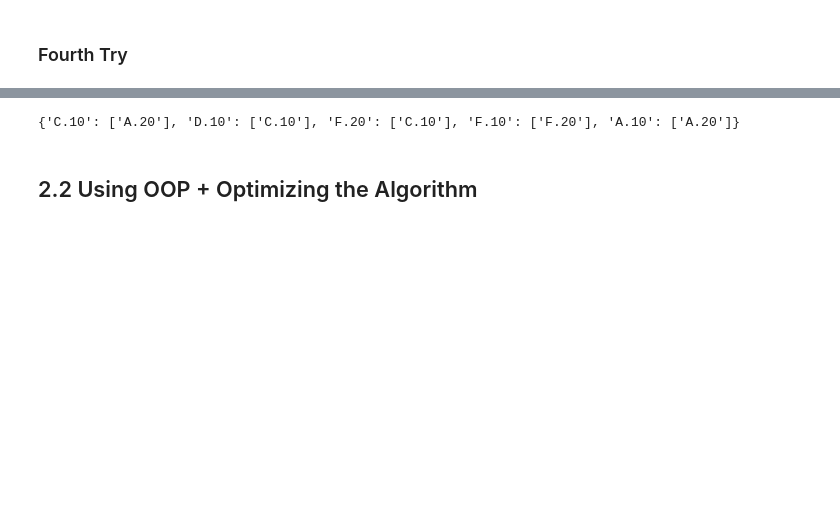
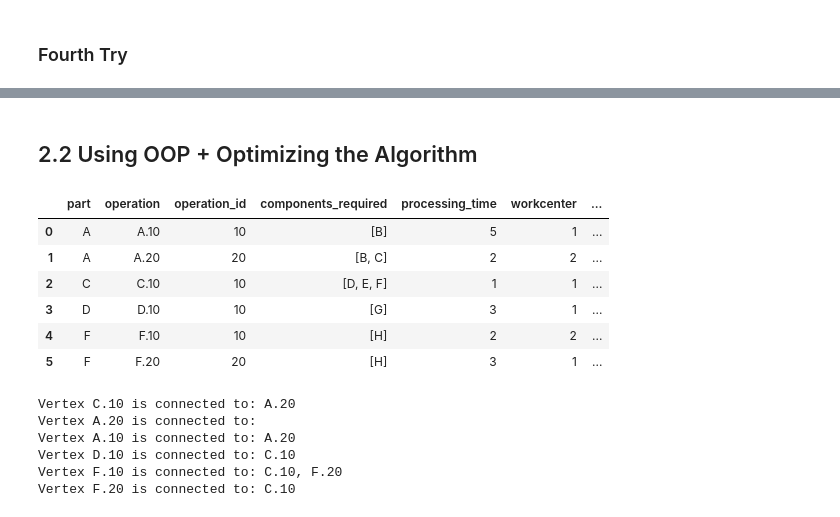
Before and after one commit to nathanansel28/40.014-ESA, a Jupyter notebook: 02_TestingHeuristics/agrawal_heuristic.ipynb, the cells around one changed output, grey strips where cells are left out. Cells and saved outputs as stored; diff of their text form; code cells hidden in the pictures; blank space fills up the shorter version.

```diff
--- a/02_TestingHeuristics/agrawal_heuristic.ipynb
+++ b/02_TestingHeuristics/agrawal_heuristic.ipynb
@@ -112,8 +116,7 @@ class Graph:
     def get_vertex(self, id_):
         if id_ in self.vertices.keys():
             return self.vertices[id_]
-        else:
-            return None
+        return None
 
     def add_edge(self, start_v, end_v, weight=0):
         if not start_v in self.vertices:
@@ -127,9 +130,8 @@ class Graph:
     def get_neighbours(self, id_):
         vertex = self.get_vertex(id_)
         if vertex:
-            return [neighbour.id_ for neighbour in vertex.get_neighbours()]
-        else:
-            return None
+            return [neighbour.id_ for neighbour in vertex.get_vertex_neighbours()]
+        return None
 
     def __contains__(self, id_):
         return (id_ in self.vertices)
@@ -570,6 +433,70 @@ print(adjacency_list)
-# %%
-print(adjacency_list)
-# %% [output]
-{'C.10': ['A.20'], 'D.10': ['C.10'], 'F.20': ['C.10'], 'F.10': ['F.20'], 'A.10': ['A.20']}
 # %% [markdown]
 ## 2.2 Using OOP + Optimizing the Algorithm
+# %%
+# df = pd.DataFrame({
+#     "part": ['A', 'A', 'C', 'D', 'F', 'F', 'F'],
+#     "operation": ['A.10', 'A.20', 'C.10', 'D.10', 'F.10', 'F.20', 'F.30'],
+#     'operation_id': [10, 20, 10, 10, 10, 20, 30],
+#     "components_required": [['B'], ['B', 'C'], ['D', 'E', 'F'], ['G'], ['H'], ['H'], ['H']],
+#     "processing_time": [5, 2, 1, 3, 2, 3, 4],
+#     "workcenter": [1, 2, 1, 1, 2, 1, 3]
+# })
+
+df = pd.DataFrame({
+    "part": ['A', 'A', 'C', 'D', 'F', 'F'],
+    "operation": ['A.10', 'A.20', 'C.10', 'D.10', 'F.10', 'F.20'],
+    'operation_id': [10, 20, 10, 10, 10, 20],
+    "components_required": [['B'], ['B', 'C'], ['D', 'E', 'F'], ['G'], ['H'], ['H']],
+    "processing_time": [5, 2, 1, 3, 2, 3],
+    "workcenter": [1, 2, 1, 1, 2, 1]
+})
+
+df['predecessor_operations'] = None
+for i in range(len(df)):
+    predecessors = df.loc[i, 'components_required']
+    predecessor_operations = []
+    for predecessor in predecessors:
+        if predecessor in df['part'].unique():
+            predecessor_operations += df['operation'].loc[(df['part']==predecessor)].tolist()
+    df.at[i, 'predecessor_operations'] = predecessor_operations
+    # TODO: fix the predecessor_operation appendage for part C.
+    # operation F.20 (more final) should be appended to C instead of operation F.10
+    # the code is currently unable to differentiate between F.10 and F.20 and takes the first available item
+
+# display(df)
+
+for part in df['part'].unique():
+    df_operations = df.loc[df['part'] == part]
+    while(len(df_operations)) > 1:
+        max_operation_idx_1 = df_operations['operation_id'].idxmax()
+        df_operations = df_operations.drop(index=max_operation_idx_1)
+        max_operation_idx_2 = df_operations['operation_id'].idxmax()
+        predecessor_operation = df.loc[max_operation_idx_2, 'operation']
+        df.at[max_operation_idx_1,'predecessor_operations'].append(predecessor_operation)
+display(df)
+
+g = Graph()
+for i in range(len(df)):
+    end_vertex = df.loc[i, 'operation']
+    for predecessor in df.loc[i,'predecessor_operations']:
+        start_vertex = predecessor
+        # print(f"{type(start_vertex)}, {type(end_vertex)}")
+        # print(f"({start_vertex}, {end_vertex})")
+        g.add_edge(start_vertex, end_vertex)
+
+for vertex in g:
+    print(vertex)
+# %% [output]
+|  | part | operation | operation_id | components_required | processing_time | workcenter | ... |
+| 0 | A | A.10 | 10 | [B] | 5 | 1 | ... |
+| 1 | A | A.20 | 20 | [B, C] | 2 | 2 | ... |
+| 2 | C | C.10 | 10 | [D, E, F] | 1 | 1 | ... |
+| 3 | D | D.10 | 10 | [G] | 3 | 1 | ... |
+| 4 | F | F.10 | 10 | [H] | 2 | 2 | ... |
+| 5 | F | F.20 | 20 | [H] | 3 | 1 | ... |
+Vertex C.10 is connected to: A.20
+Vertex A.20 is connected to:
+Vertex A.10 is connected to: A.20
+Vertex D.10 is connected to: C.10
+Vertex F.10 is connected to: C.10, F.20
+Vertex F.20 is connected to: C.10
```
Also changed, not shown: parts of 19 cells of this notebook, 1 other file.
